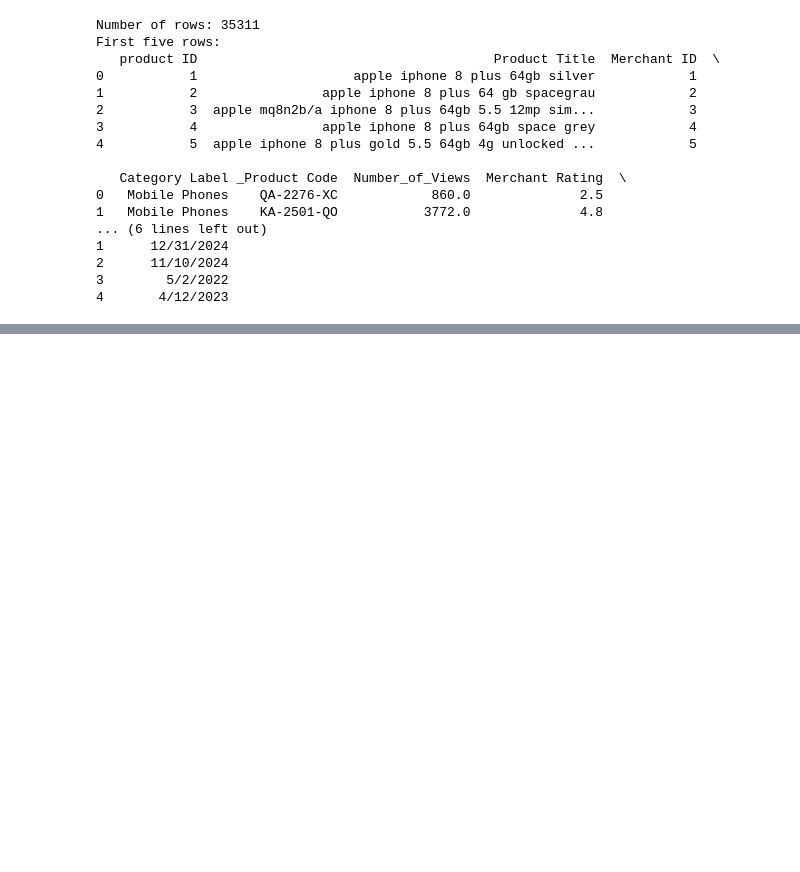
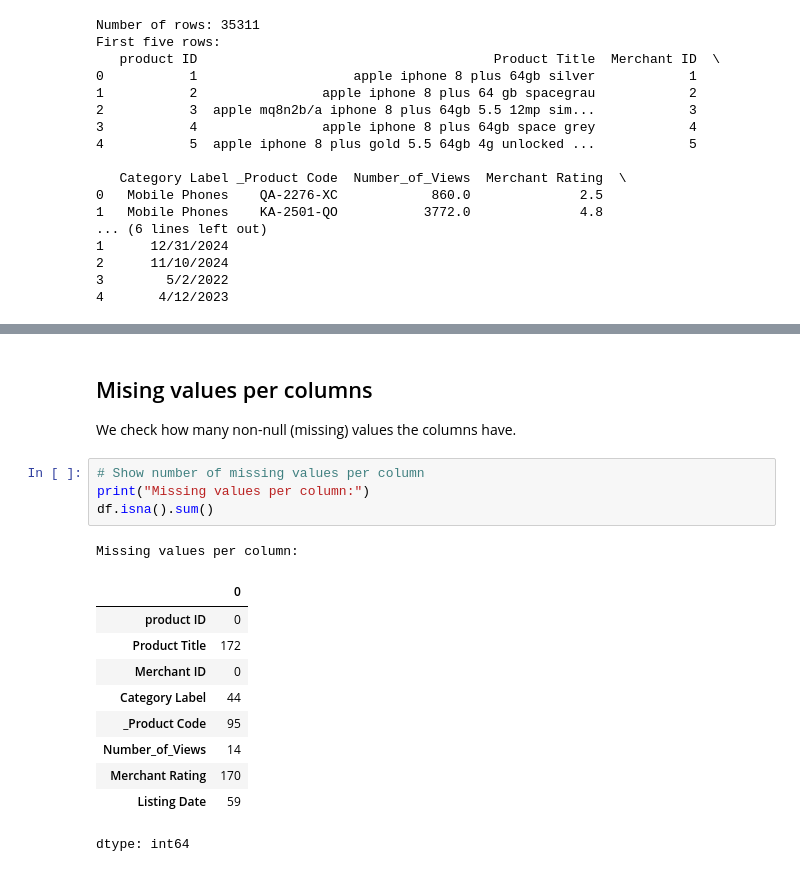
Before and after one commit to Jokiba/ml-predicted-category-product-final-project, a Jupyter notebook: notebooks/product_category_analysis.ipynb, the cells around one changed output, grey strips where cells are left out. Drawn from its saved outputs; the diff is of its cells as text; blank space fills up the shorter version.

```diff
--- a/notebooks/product_category_analysis.ipynb
+++ b/notebooks/product_category_analysis.ipynb
@@ -36,0 +68,20 @@ First five rows:
+# %% [markdown]
+## Mising values per columns
+
+We check how many non-null (missing) values the columns have.
+# %%
+# Show number of missing values per column
+print("Missing values per column:")
+df.isna().sum()
+# %% [output]
+Missing values per column:
+|  | 0 |
+| product ID | 0 |
+| Product Title | 172 |
+| Merchant ID | 0 |
+| Category Label | 44 |
+| _Product Code | 95 |
+| Number_of_Views | 14 |
+| Merchant Rating | 170 |
+| Listing Date | 59 |
+dtype: int64
```
Also changed, not shown: parts of 10 cells of this notebook.
